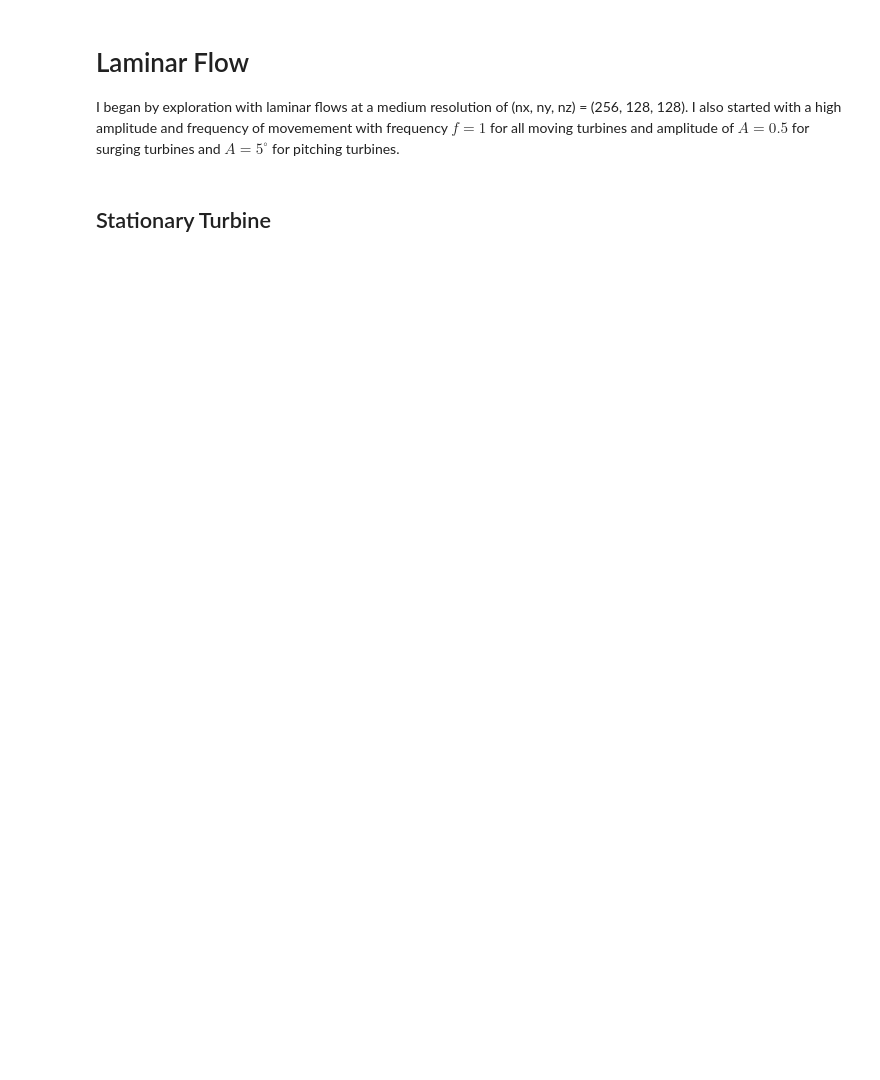
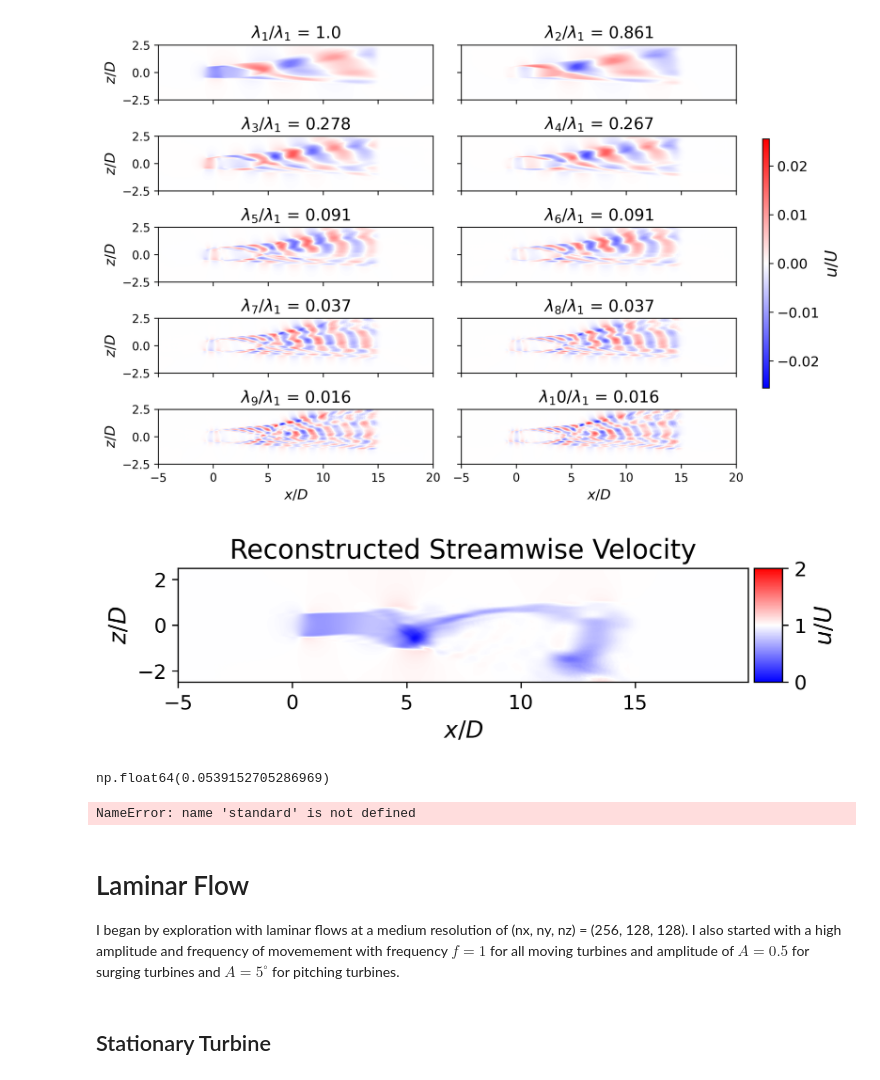
Before and after one commit to skygering/SimsPadeOps, a Jupyter notebook: analysis/modal_analysis_exploration.ipynb, the cells around one changed output. Cells and saved outputs as stored; diff of their text form; code cells hidden in the pictures; blank space fills up the shorter version.

```diff
--- a/analysis/modal_analysis_exploration.ipynb
+++ b/analysis/modal_analysis_exploration.ipynb
@@ -104,0 +169,11 @@ def plot_pod_modes(modes, eigvals, label, avg_val):
+# %%
+nmodes = 10
+POD_res, reconstruct = get_u_pod_modes(ds5, nmodes, tidx = tidx, mode_path = os.path.join(data_folder, "pod_5.png"), recon_path = os.path.join(data_folder, "recon_5.png"))
+# %% [output]
+[figure, added]
+[figure, added]
+# %%
+mse = (np.square(ds5.u[tidx, :, :] - reconstruct)).mean()
+mse.values * 100
+# %% [output]
+np.float64(0.0539152705286969)
@@ -104,0 +186,7 @@ def plot_pod_modes(modes, eigvals, label, avg_val):
+# %%
+params = {"time_step":0.011, "n_space_dims":2, "n_variables":1, "n_dft":50, "overlap":50, "mean_type":"longtime", "n_modes_saved":8}
+
+spod = standard.fit(data_list=ds_prime.u)
+spod.plot_eigs_vs_frequency()
+# %% [output]
+NameError: name 'standard' is not defined
```
Also changed, not shown: parts of 27 cells of this notebook, 1 other file.
